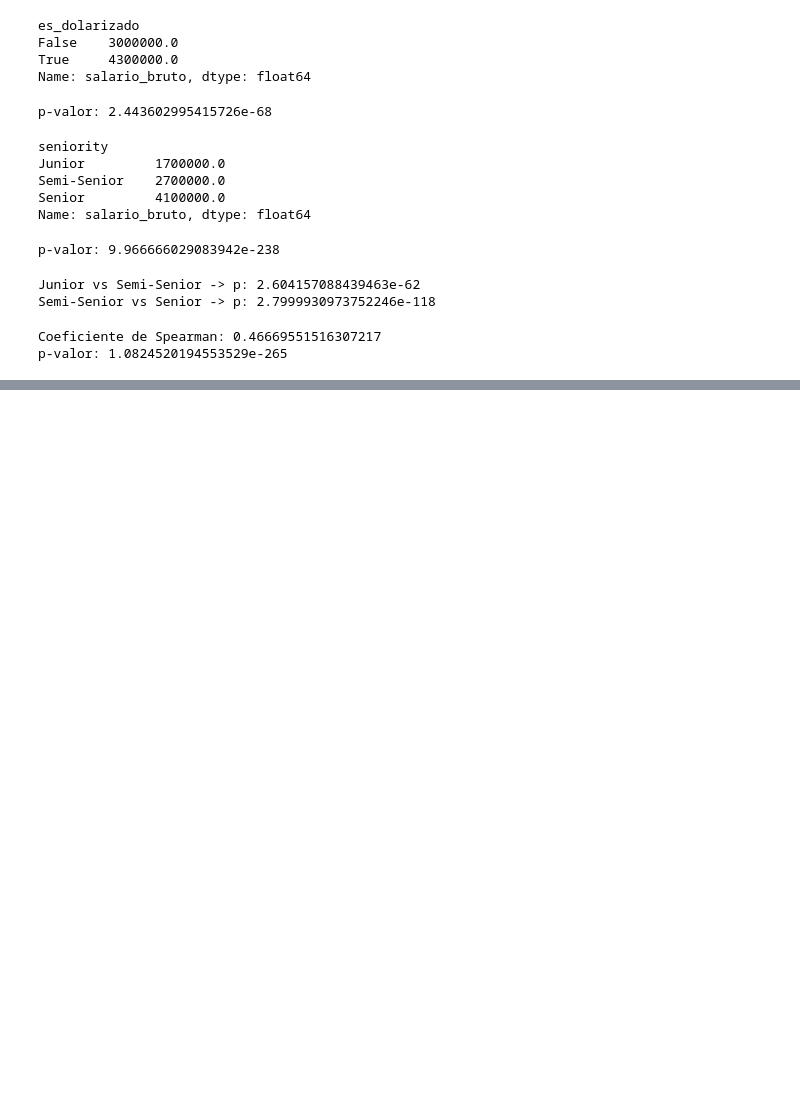
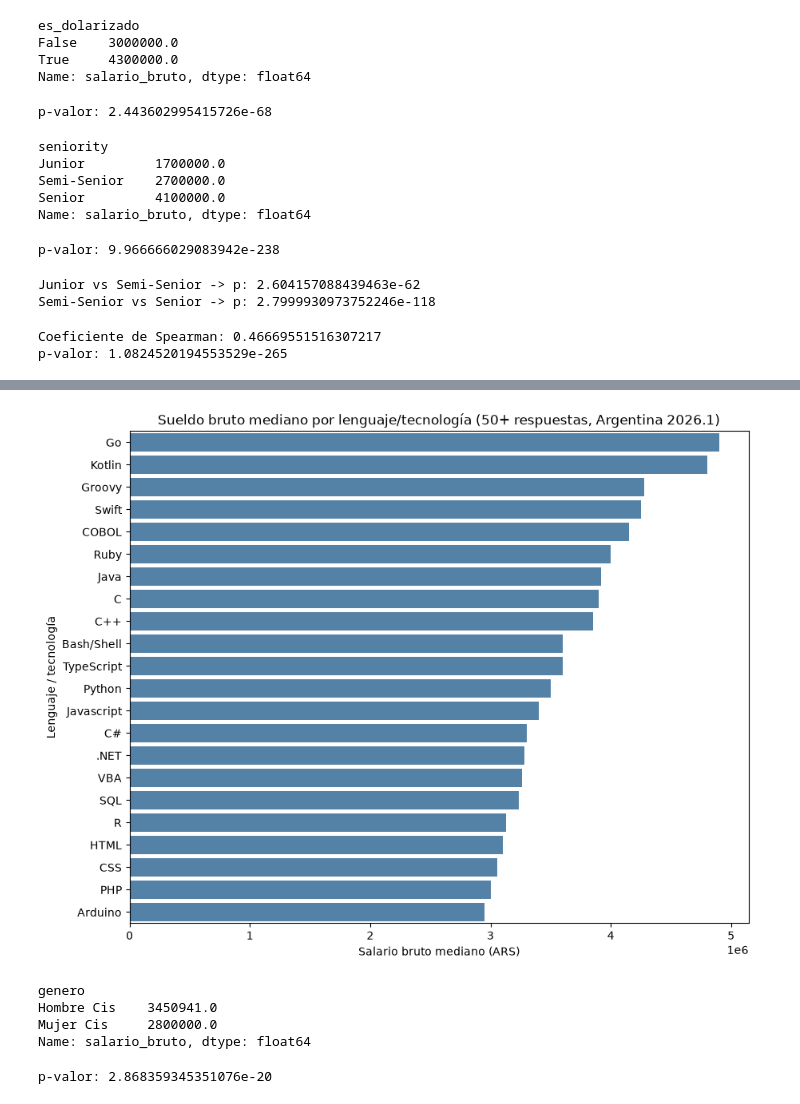
Before and after one commit to LautaroFlores47/analisis-sueldos-it, a Jupyter notebook: notebooks/03_analisis.ipynb, the cells around one changed output, grey strips where cells are left out. Saved outputs shown, nothing was run; the diff lists cells and outputs as text; code cells hidden in the pictures; blank space fills up the shorter version.

```diff
--- a/notebooks/03_analisis.ipynb
+++ b/notebooks/03_analisis.ipynb
@@ -155,3 +155,15 @@ print("p-valor:", p_valor)
 # %% [output]
 Coeficiente de Spearman: 0.46669551516307217
 p-valor: 1.0824520194553529e-265
+# %%
+# Reconstruimos la tabla de lenguajes a partir de datos limpios
+lenguajes_exploded = datos[["lenguajes", "salario_bruto"]].copy()
+lenguajes_exploded["lenguajes"] = lenguajes_exploded["lenguajes"].str.split(", ")
+lenguajes_exploded = lenguajes_exploded.explode("lenguajes")
+lenguajes_exploded = lenguajes_exploded[lenguajes_exploded["lenguajes"] != "Ninguno de los anteriores"]
+
+# Mediana y cantidad por lenguaje, filtrando los que tienen 50+ respuestas
+h4 = lenguajes_exploded.groupby("lenguajes")["salario_bruto"].agg(["median", "count"])
+h4 = h4[h4["count"] >= 50].sort_values("median", ascending=False)
+
+h4
@@ -157,0 +189,31 @@ p-valor: 1.0824520194553529e-265
+# %%
+plt.figure(figsize=(10, 8))
+sns.barplot(data=h4, x="median", y=h4.index, color="steelblue")
+plt.title("Sueldo bruto mediano por lenguaje/tecnología (50+ respuestas, Argentina 2026.1)")
+plt.xlabel("Salario bruto mediano (ARS)")
+plt.ylabel("Lenguaje / tecnología")
+plt.savefig("../visualizations/06_barras_lenguajes.png", dpi=150, bbox_inches="tight")
+plt.show()
+# %% [output]
+[figure, added]
+# %%
+# Nos quedamos solo con los dos grupos de muestra suficiente
+generos = ["Hombre Cis", "Mujer Cis"]
+datos_genero = datos[datos["genero"].isin(generos)]
+
+# Medianas por género
+datos_genero.groupby("genero")["salario_bruto"].median()
+# %% [output]
+genero
+Hombre Cis    3450941.0
+Mujer Cis     2800000.0
+Name: salario_bruto, dtype: float64
+# %%
+hombres = datos_genero[datos_genero["genero"] == "Hombre Cis"]["salario_bruto"]
+mujeres = datos_genero[datos_genero["genero"] == "Mujer Cis"]["salario_bruto"]
+
+u_stat, p_valor = stats.mannwhitneyu(hombres, mujeres)
+
+print("p-valor:", p_valor)
+# %% [output]
+p-valor: 2.868359345351076e-20
```
Also changed, not shown: parts of 4 cells of this notebook, 1 other file.
